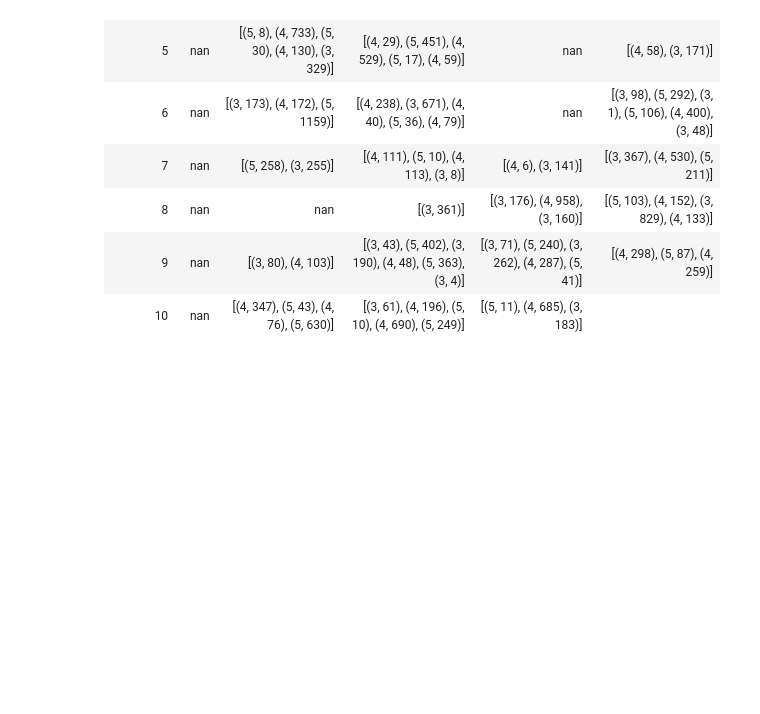
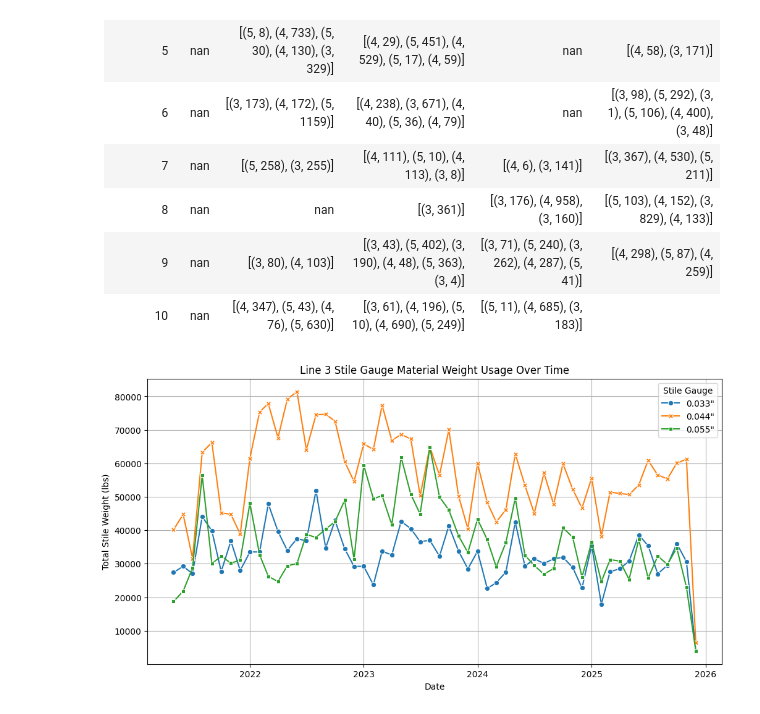
Before and after one commit to mattrupp/pan-coil-change-analysis, a Jupyter notebook: pan-coil-change-analysis.ipynb, the cells around one changed output. Cells and saved outputs as stored; diff of their text form; code cells hidden in the pictures; blank space fills up the shorter version.

Commit message:
Add a bunch of charts

```diff
--- a/pan-coil-change-analysis.ipynb
+++ b/pan-coil-change-analysis.ipynb
@@ -15,14 +15,17 @@ Dataset May 05, 2021 to December 02, 2025
    4. Compare coil ID to previous to determine if the coil has changed
 3. Create a data field with unique coils per day and coil changes per day
 # %%
-# Constants
+# CONSTANTS FOR STILE DIMENSIONS, WEIGHTS, AND COSTS
+# END STILES AND CENTER STILES HAVE THE SAME DIMENSIONS AND WEIGHTS
+# Length in inches
 STILE_18_LENGTH = 18.196
 STILE_21_LENGTH = 21.196
 STILE_24_LENGTH = 24.196
 
+# Weight in pounds
 STILE_18_33_WEIGHT = 0.925
 STILE_21_33_WEIGHT = 1.077
-STILE_21_33_WEIGHT = 1.230
+STILE_24_33_WEIGHT = 1.230
 
 STILE_18_44_WEIGHT = 1.243
 STILE_21_44_WEIGHT = 1.448
@@ -31,6 +34,11 @@ STILE_24_44_WEIGHT = 1.653
 STILE_18_55_WEIGHT = 1.547
 STILE_21_55_WEIGHT = 1.802
 STILE_24_55_WEIGHT = 2.057
+
+# Cost per pound in dollars
+STILE_33_COST_PER_POUND =  0.5641
+STILE_44_COST_PER_POUND =  0.5558
+STILE_55_COST_PER_POUND =  0.5549
 # %%
 import pandas as pd
 from IPython.display import Markdown as md
@@ -366,3 +373,61 @@ display(md(stile_gauge_list_per_day_year.unstack(level=0).to_markdown()))
 |           8 | nan                                                                                           | nan                                                                                             | [(3, 361)]                                                                                    | [(3, 176), (4, 958), (3, 160)]                                                                             | [(5, 103), (4, 152), (3, 829), (4, 133)]                                                   |
 |           9 | nan                                                                                           | [(3, 80), (4, 103)]                                                                             | [(3, 43), (5, 402), (3, 190), (4, 48), (5, 363), (3, 4)]                                      | [(3, 71), (5, 240), (3, 262), (4, 287), (5, 41)]                                                           | [(4, 298), (5, 87), (4, 259)]                                                              |
 |          10 | nan                                                                                           | [(4, 347), (5, 43), (4, 76), (5, 630)]                                                          | [(3, 61), (4, 196), (5, 10), (4, 690), (5, 249)]                                              | [(5, 11), (4, 685), (3, 183)]
+# %%
+# Make a column for the weight of the stiles used in a section based on the StileGauge and SectionHeight
+def calculate_stile_weight(row):
+    gauge = row['StileGauge']
+    height = row['SectionHeight']
+    quantity = row['StileQuantity']
+
+    if gauge == 3:
+        if height == 18:
+            weight_per_stile = STILE_18_33_WEIGHT
+        elif height == 21:
+            weight_per_stile = STILE_21_33_WEIGHT
+        elif height == 24:
+            weight_per_stile = STILE_24_33_WEIGHT
+        else:
+            weight_per_stile = 0
+    elif gauge == 4:
+        if height == 18:
+            weight_per_stile = STILE_18_44_WEIGHT
+        elif height == 21:
+            weight_per_stile = STILE_21_44_WEIGHT
+        elif height == 24:
+            weight_per_stile = STILE_24_44_WEIGHT
+        else:
+            weight_per_stile = 0
+    elif gauge == 5:
+        if height == 18:
+            weight_per_stile = STILE_18_55_WEIGHT
+        elif height == 21:
+            weight_per_stile = STILE_21_55_WEIGHT
+        elif height == 24:
+            weight_per_stile = STILE_24_55_WEIGHT
+        else:
+            weight_per_stile = 0
+    else:
+        weight_per_stile = 0
+
+    total_weight = weight_per_stile * quantity
+    return total_weight
+
+df['StileWeight'] = df.apply(calculate_stile_weight, axis=1)
+# Graph the total of each stile gauge weight per moth ofer the years
+stile_weight_per_month = df.groupby(by=['DateTimeStamp', 'StileGauge'], group_keys=True)[
+    'StileWeight'].sum().unstack(level=1).fillna(0)
+stile_weight_per_month = stile_weight_per_month.rename(columns=lambda x: f'0.0{x}{x}"')
+stile_weight_per_month = stile_weight_per_month.resample('ME').sum()
+stile_weight_per_month.index = stile_weight_per_month.index.to_period('M').to_timestamp()
+# graph stile weight usage over time
+plt.figure(figsize=(12, 6))
+sns.lineplot(data=stile_weight_per_month, markers=True, dashes=False)
+plt.title('Line 3 Stile Gauge Material Weight Usage Over Time')
+plt.xlabel('Date')
+plt.ylabel('Total Stile Weight (lbs)')
+plt.legend(title='Stile Gauge')
+plt.grid()
+plt.show()
+# %% [output]
+[figure, added]
```
Also changed, not shown: parts of 5 cells of this notebook.
